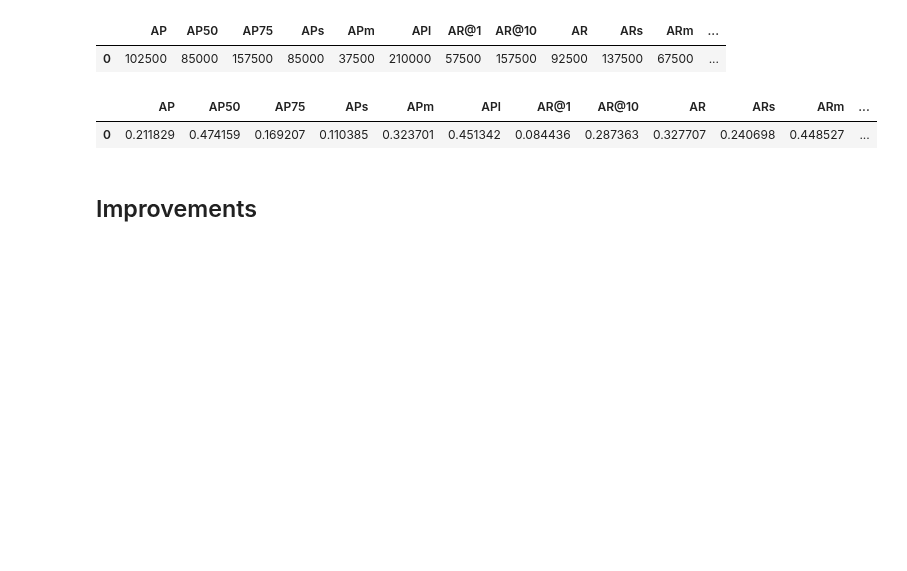
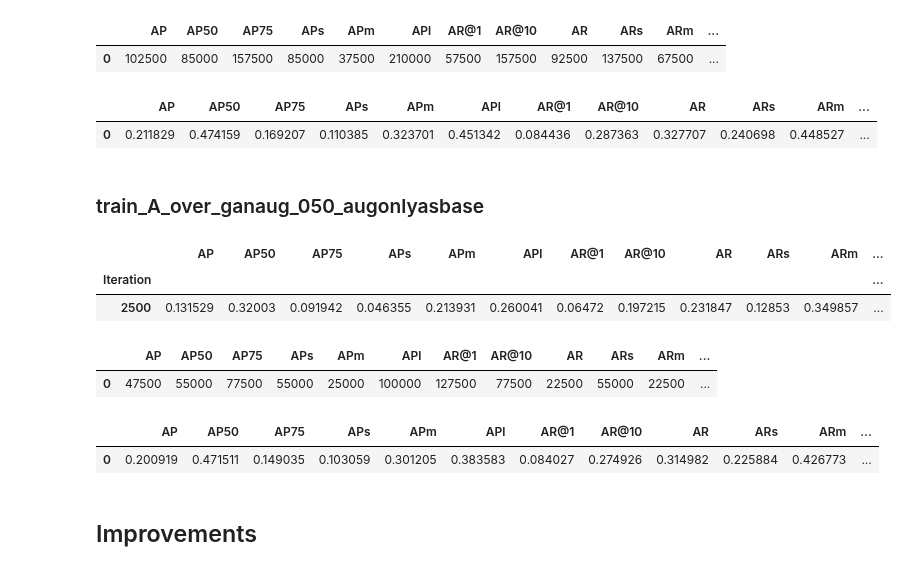
Before and after one commit to tillvolkmann/night-drive, a Jupyter notebook: detector/notebooks/detector_improvement_overview_best_iterations.ipynb, the cells around one changed output. Drawn from its saved outputs; the diff is of its cells as text; code cells hidden in the pictures; blank space fills up the shorter version.

```diff
--- a/detector/notebooks/detector_improvement_overview_best_iterations.ipynb
+++ b/detector/notebooks/detector_improvement_overview_best_iterations.ipynb
@@ -11,12 +11,14 @@ train_B_over_logs = "../eval/20190317_RetinaNet_train_B_over_eval/test_night"
 train_C_over_logs = "../eval/20190317_RetinaNet_train_C_over_eval/test_night"
 train_A_over_ganaug_025_logs = "../eval/20190324_RetinaNet_train_A_over_ganaug_025_eval/test_night"
 train_A_over_ganaug_050_logs = "../eval/20190324_RetinaNet_train_A_over_ganaug_050_eval/test_night"
+train_A_over_ganaug_050_augonlyasbase_logs = "../eval/20190327_RetinaNet_train_A_over_ganaug_050_augonlyasbase_eval/test_night"
 
 train_A_over_iteration = None # None = best
 train_B_over_iteration = None # None = best
 train_C_over_iteration = None # None = best
 train_A_over_ganaug_025_iteration = None # None = best
 train_A_over_ganaug_050_iteration = None # None = best
+train_A_over_ganaug_050_augonlyasbase_iteration = None # None = best
 # %%
 train_A_over_logs = glob.glob(train_A_over_logs + "/**/*.txt", recursive = True)
 train_B_over_logs = glob.glob(train_B_over_logs + "/**/*.txt", recursive = True)
@@ -24,6 +26,7 @@ train_C_over_logs = glob.glob(train_C_over_logs + "/**/*.txt", recursive = True)
 
 train_A_over_ganaug_025_logs = glob.glob(train_A_over_ganaug_025_logs + "/**/*.txt", recursive = True)
 train_A_over_ganaug_050_logs = glob.glob(train_A_over_ganaug_050_logs + "/**/*.txt", recursive = True)
+train_A_over_ganaug_050_augonlyasbase_logs = glob.glob(train_A_over_ganaug_050_augonlyasbase_logs + "/**/*.txt", recursive = True)
 # %%
 def logs2df(logs, iteration = None):
     df_iterations = pd.DataFrame()
@@ -149,6 +152,27 @@ df_train_A_over_ganaug_050_best_val_per_metric.head(1)
 # %% [output]
 |  | AP | AP50 | AP75 | APs | APm | APl | AR@1 | AR@10 | AR | ARs | ARm | ... |
 | 0 | 0.211829 | 0.474159 | 0.169207 | 0.110385 | 0.323701 | 0.451342 | 0.084436 | 0.287363 | 0.327707 | 0.240698 | 0.448527 | ... |
+# %% [markdown]
+### train_A_over_ganaug_050_augonlyasbase ###
+# %%
+df_train_A_over_ganaug_050_augonlyasbase = logs2df(train_A_over_ganaug_050_augonlyasbase_logs, train_A_over_ganaug_050_augonlyasbase_iteration)
+df_train_A_over_ganaug_050_augonlyasbase.head(1)
+# %% [output]
+|  | AP | AP50 | AP75 | APs | APm | APl | AR@1 | AR@10 | AR | ARs | ARm | ... |
+| Iteration |  |  |  |  |  |  |  |  |  |  |  | ... |
+| 2500 | 0.131529 | 0.32003 | 0.091942 | 0.046355 | 0.213931 | 0.260041 | 0.06472 | 0.197215 | 0.231847 | 0.12853 | 0.349857 | ... |
+# %%
+df_train_A_over_ganaug_050_augonlyasbase_best_iter_per_metric = df_train_A_over_ganaug_050_augonlyasbase.idxmax().to_frame().T
+df_train_A_over_ganaug_050_augonlyasbase_best_iter_per_metric.head(1)
+# %% [output]
+|  | AP | AP50 | AP75 | APs | APm | APl | AR@1 | AR@10 | AR | ARs | ARm | ... |
+| 0 | 47500 | 55000 | 77500 | 55000 | 25000 | 100000 | 127500 | 77500 | 22500 | 55000 | 22500 | ... |
+# %%
+df_train_A_over_ganaug_050_augonlyasbase_best_val_per_metric = df_train_A_over_ganaug_050_augonlyasbase.max().to_frame().T
+df_train_A_over_ganaug_050_augonlyasbase_best_val_per_metric.head(1)
+# %% [output]
+|  | AP | AP50 | AP75 | APs | APm | APl | AR@1 | AR@10 | AR | ARs | ARm | ... |
+| 0 | 0.200919 | 0.471511 | 0.149035 | 0.103059 | 0.301205 | 0.383583 | 0.084027 | 0.274926 | 0.314982 | 0.225884 | 0.426773 | ... |
 # %% [markdown]
 ## Improvements ##
 # %% [markdown]
```
Also changed, not shown: parts of 7 cells of this notebook, 10 other files.
